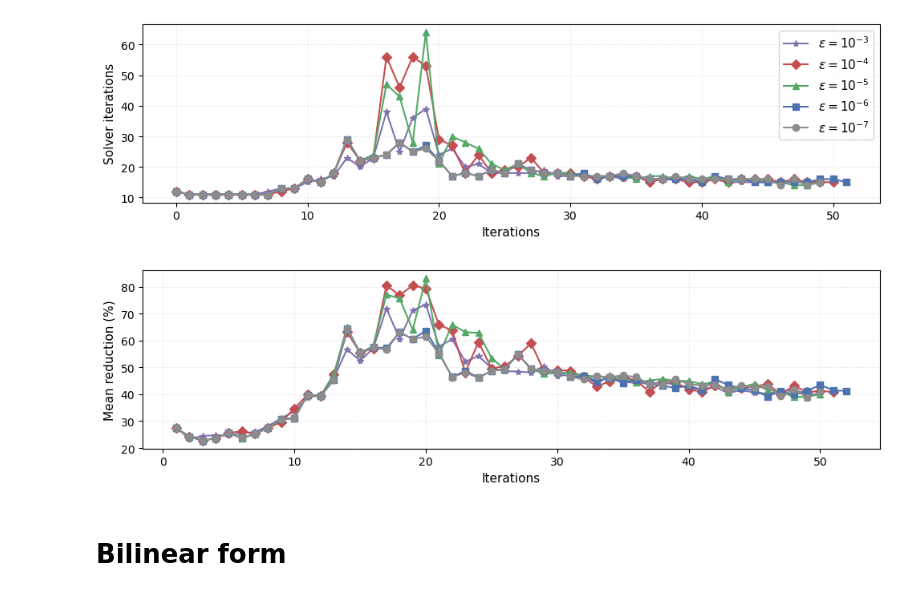
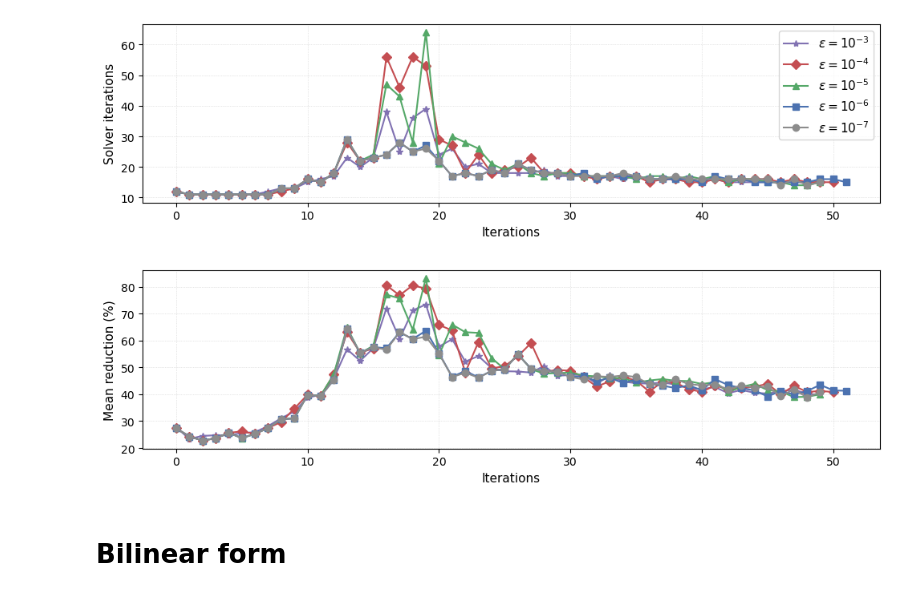
Before and after one commit to JD26/FormOpt, a Jupyter notebook: code/Examples.ipynb, the cells around one changed output. Cells and saved outputs as stored; diff of their text form; code cells hidden in the pictures.

```diff
--- a/code/Examples.ipynb
+++ b/code/Examples.ipynb
@@ -1603,35 +1593,35 @@ plt.rcParams.update({
     "font.size": 11,
     "axes.labelsize": 11,
     "xtick.labelsize": 10,
     "ytick.labelsize": 10,
     "lines.linewidth": 1.5,
 })
 
 
 all_iters = [rates2, rates3, rates4, rates5, rates6]
 markers = ['o', 's', '^', 'D', '*'][::-1]
 colors = [
     '#8C8C8C',  # azul suave
     '#4C72B0',  # rojo sobrio
     '#55A868',  # verde elegante
     '#C44E52',  # morado grisáceo
     '#8172B2'   # gris neutro
 ][::-1]
 plt.figure(figsize=(10, 3))
 powers = [r"$\epsilon = 10^{-3}$", r"$\epsilon = 10^{-4}$", r"$\epsilon = 10^{-5}$", r"$\epsilon = 10^{-6}$", r"$\epsilon = 10^{-7}$"]
 for i, iters in enumerate(all_iters):
-    x = np.arange(1, len(iters)+1)  # eje x propio para cada vector
+    x = np.arange(len(iters))  # eje x propio para cada vector
     plt.plot(x, 10.0**iters*100, marker=markers[i % len(markers)],label=powers[i], color = colors[i])
 
 # Etiquetas y título
 plt.xlabel("Iterations")
 plt.ylabel("Mean reduction (%)")
 
 plt.grid(True, linestyle=":", linewidth=0.5, alpha=0.6)
 plt.tight_layout()
 plt.savefig("erz_reduc_t01.png",  dpi=300, bbox_inches="tight")
 # %% [output]
-[figure, old version]
+[figure, new version]
 # %% [markdown]
 # Bilinear form
 # %%
```
Also changed, not shown: parts of 13 cells of this notebook, 12 other files.
